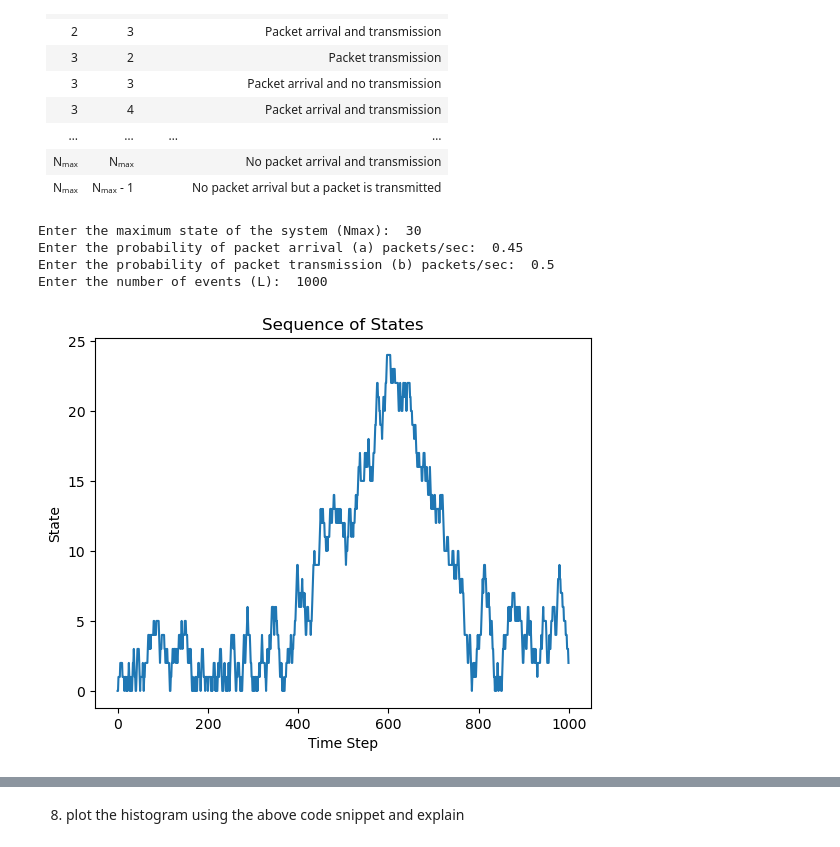
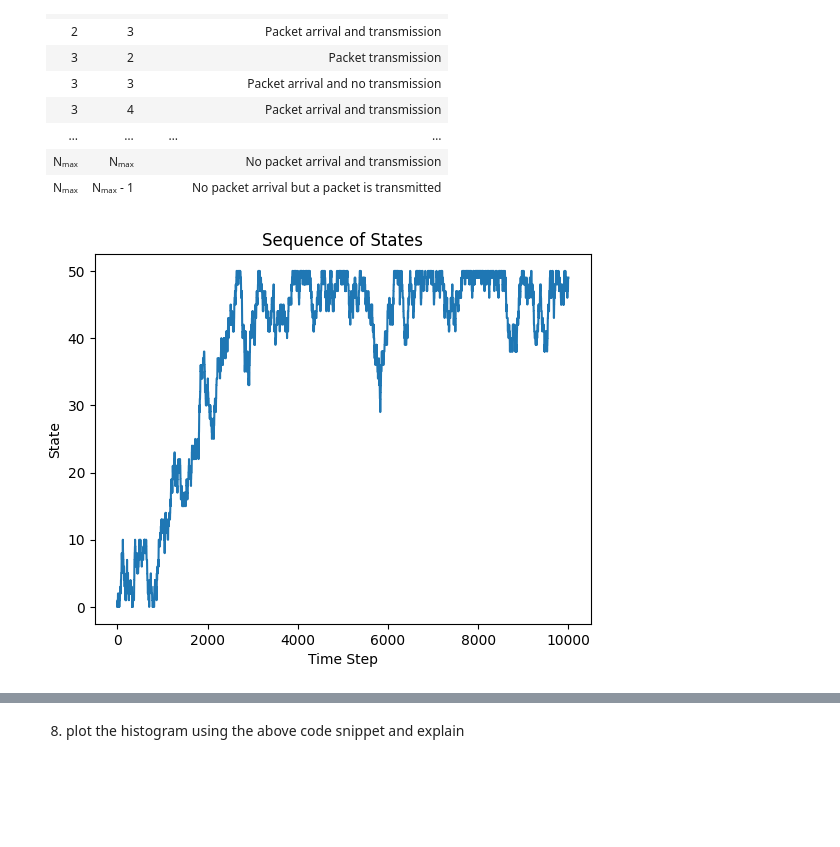
Before and after one commit to cpas0004/Monash2026, a Jupyter notebook: ECE4045/Labs/Lab 2/Lab2 -Moodle version_2025.ipynb, the cells around one changed output, grey strips where cells are left out. Cells and saved outputs as stored; diff of their text form; code cells hidden in the pictures; blank space fills up the shorter version.

```diff
--- a/ECE4045/Labs/Lab 2/Lab2 -Moodle version_2025.ipynb
+++ b/ECE4045/Labs/Lab 2/Lab2 -Moodle version_2025.ipynb
@@ -304,44 +323,44 @@ def Discrete_MC(Nmax, P, IC, L):
         currentst= stseq[n - 1]
         nextst = currentst + np.random.choice(step, p=P[int(stseq[n - 1]) - 1])
         stseq[n] = nextst
     return stseq
 
 # User inputs for parameters
-Nmax = int(input("Enter the maximum state of the system (Nmax): "))
-a = float(input("Enter the probability of packet arrival (a) packets/sec: "))
-b = float(input("Enter the probability of packet transmission (b) packets/sec: "))
+# Nmax = int(input("Enter the maximum state of the system (Nmax): "))
+# a = float(input("Enter the probability of packet arrival (a) packets/sec: "))
+# b = float(input("Enter the probability of packet transmission (b) packets/sec: "))
+Nmax = 50
+a = 0.15
+b = 0.13
 
 # Define transition probabilities
 P = np.zeros((Nmax + 1, 3))
 #for N=0 state 0 buffer is empty
-P[0, :] = [ ]
-r = [ ]
+P[0, :] = [0, 1 - a, a]
+r = [b * (1-a), a * b + (1 - a) * (1 - b), (1 - b) * a]
 #for N>0
 for n in range(1, Nmax):
     P[n, :] = r
 P[Nmax, :] = [(1 - a) * b, 1 - (1 - a) * b, 0]
 
 # Initial conditions
 IC = np.zeros(Nmax + 1)
 IC[0] = 1
 
 # Number of Events
-L = int(input("Enter the number of events (L): "))
+# L = int(input("Enter the number of events (L): "))
+L = 10000
 
 # Simulate the Markov chain
 Seq = Discrete_MC(Nmax, P, IC, L)
 # Plot the sequence of states
 plt.plot(Seq - 1)
 plt.title('Sequence of States')
 plt.xlabel('Time Step')
 plt.ylabel('State')
 plt.show()
 # %% [output]
-Enter the maximum state of the system (Nmax):  30
-Enter the probability of packet arrival (a) packets/sec:  0.45
-Enter the probability of packet transmission (b) packets/sec:  0.5
-Enter the number of events (L):  1000
-[figure, old version]
+[figure, new version]
 # %% [markdown]
 ### **Exercise-3**
 A  template for the Markov chain simulation of a Data Multiplexer is provided. Use this template and complete the following steps:
```
Also changed, not shown: parts of 10 cells of this notebook.
